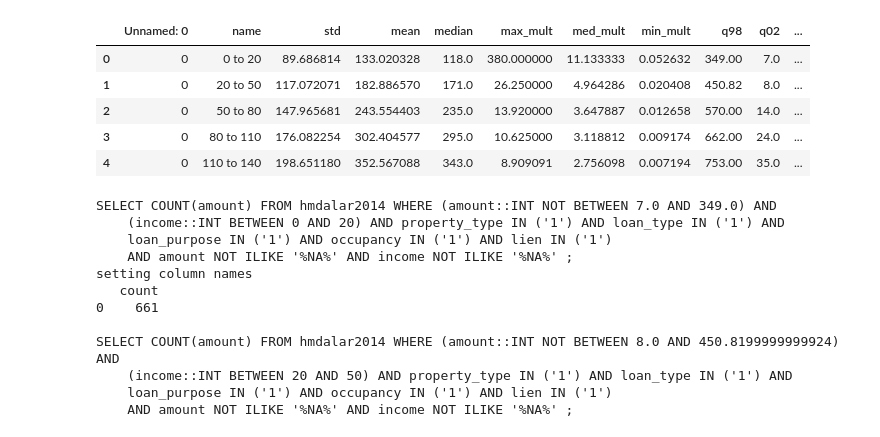
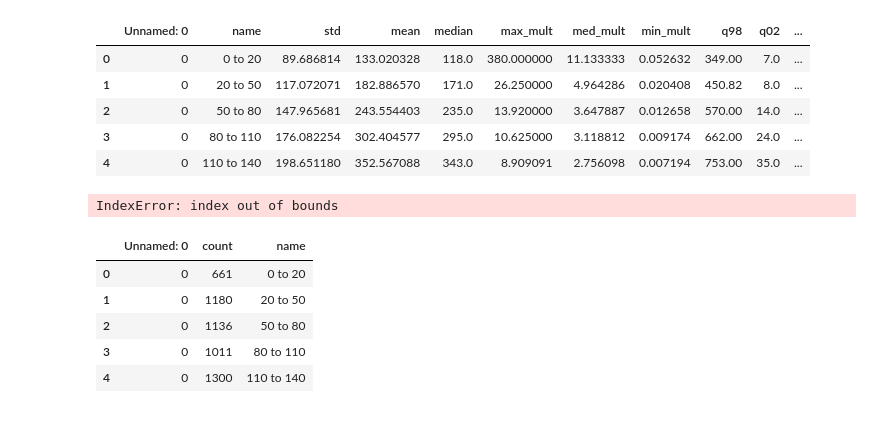
Before and after one commit to Kibrael/Edits, a Jupyter notebook: viz_work/compare quality edit methods.ipynb, the cells around one changed output. Saved outputs shown, nothing was run; the diff lists cells and outputs as text; code cells hidden in the pictures.

```diff
--- a/viz_work/compare quality edit methods.ipynb
+++ b/viz_work/compare quality edit methods.ipynb
@@ -93,6 +93,7 @@ kwargs= {'table':'hmdalar2014',
         'lien':"'1'"}
 
 first = True #set boolean flag to instantiate first instance of dataframe
+
 for row in dist_df.iterrows():
 
     name = row[1][1] #get name value of row
@@ -127,22 +128,24 @@ for row in dist_df.iterrows():
         print('no data returned from query')
 
     print(dist_df.tail())
-    path = 'data/'
+    path = '../linked_dist_stats/'
     if not os.path.exists(path):
         os.makedirs(path)
     print()
-
+    dist_edits_df['name'] = bin_df.name #set bin ranges as name
     dist_df.to_csv(path + 'distribution_edit_fails.csv') #save dataframe to file
 # %% [output]
-SELECT COUNT(amount) FROM hmdalar2014 WHERE (amount::INT NOT BETWEEN 7.0 AND 349.0) AND
-    (income::INT BETWEEN 0 AND 20) AND property_type IN ('1') AND loan_type IN ('1') AND
-    loan_purpose IN ('1') AND occupancy IN ('1') AND lien IN ('1')
-    AND amount NOT ILIKE '%NA%' AND income NOT ILIKE '%NA%' ;
-setting column names
-   count
-0    661
-
-SELECT COUNT(amount) FROM hmdalar2014 WHERE (amount::INT NOT BETWEEN 8.0 AND 450.8199999999924) AND
-    (income::INT BETWEEN 20 AND 50) AND property_type IN ('1') AND loan_type IN ('1') AND
-    loan_purpose IN ('1') AND occupancy IN ('1') AND lien IN ('1')
-    AND amount NOT ILIKE '%NA%' AND income NOT ILIKE '%NA%' ;
+IndexError: index out of bounds
+# %%
+dist_edits_df = pd.read_csv(path+'distribution_edit_fails.csv') #load edit fails csv
+dist_edits_df['name'] = bin_df.name
+
+
+dist_edits_df.head()
+# %% [output]
+|  | Unnamed: 0 | count | name |
+| 0 | 0 | 661 | 0 to 20 |
+| 1 | 0 | 1180 | 20 to 50 |
+| 2 | 0 | 1136 | 50 to 80 |
+| 3 | 0 | 1011 | 80 to 110 |
+| 4 | 0 | 1300 | 110 to 140 |
```
Also changed, not shown: parts of 3 cells of this notebook.
